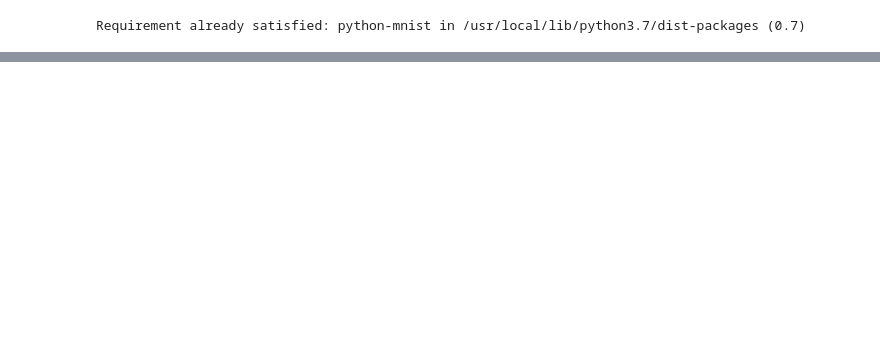
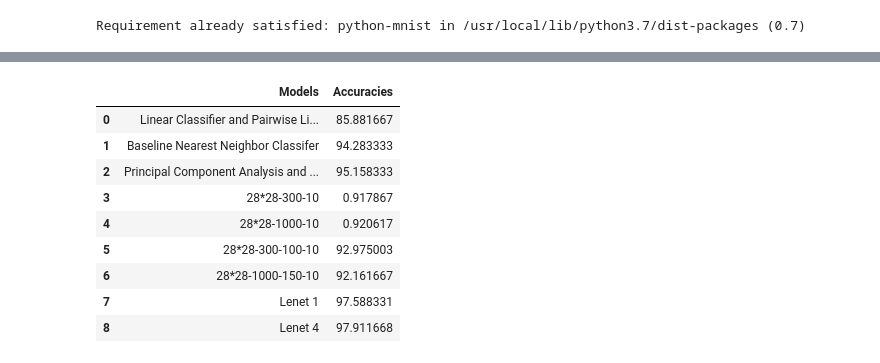
Before and after one commit to inesane/Lenet, a Jupyter notebook: Comparison_with_Other_Classifiers.ipynb, the cells around one changed output, grey strips where cells are left out. Cells and saved outputs as stored; diff of their text form; code cells hidden in the pictures; blank space fills up the shorter version.

```diff
--- a/Comparison_with_Other_Classifiers.ipynb
+++ b/Comparison_with_Other_Classifiers.ipynb
@@ -28,11 +28,15 @@ X_train = np.array(X_train)
 X_test = np.array(X_test)
 # %%
 y_train_nn = np.array([ [0 for i in range(10)] for i in y_train ])
+count = 0
 for i in y_train:
-    y_train_nn[i] = 1
+    y_train_nn[count][i] = 1
+    count+=1
 y_test_nn = np.array([ [0 for i in range(10)] for i in y_test ])
+count = 0
 for i in y_test:
-    y_test_nn[i] = 1
+    y_test_nn[count][i] = 1
+    count+=1
 # %%
 from sklearn.linear_model import LogisticRegression
 def Linear_Classifier_and_Pairwise_Linear_Classifier():
@@ -107,7 +152,7 @@ def TwoHidden_Layer_Neural_Network():
 # %%
 models = ["Linear_Classifier_and_Pairwise_Linear_Classifier", "Baseline_Nearest_Neighbor_Classifer",
           "Principal_Component_Analysis_and_Polynomial_Classifier", "OneHidden_Layer_Neural_Network",
-          "TwoHidden_Layer_Neural_Network", "Lenet_1"]
+          "TwoHidden_Layer_Neural_Network", "Lenet_1", "Lenet_4"]
 names, acc = [], []
 for i in models:
     temp = eval(i+"()")
@@ -174,0 +194,13 @@ Epoch 3/3
+# %%
+df
+# %% [output]
+|  | Models | Accuracies |
+| 0 | Linear Classifier and Pairwise Li... | 85.881667 |
+| 1 | Baseline Nearest Neighbor Classifer | 94.283333 |
+| 2 | Principal Component Analysis and ... | 95.158333 |
+| 3 | 28*28-300-10 | 0.917867 |
+| 4 | 28*28-1000-10 | 0.920617 |
+| 5 | 28*28-300-100-10 | 92.975003 |
+| 6 | 28*28-1000-150-10 | 92.161667 |
+| 7 | Lenet 1 | 97.588331 |
+| 8 | Lenet 4 | 97.911668 |
```
Also changed, not shown: parts of 6 cells of this notebook.
